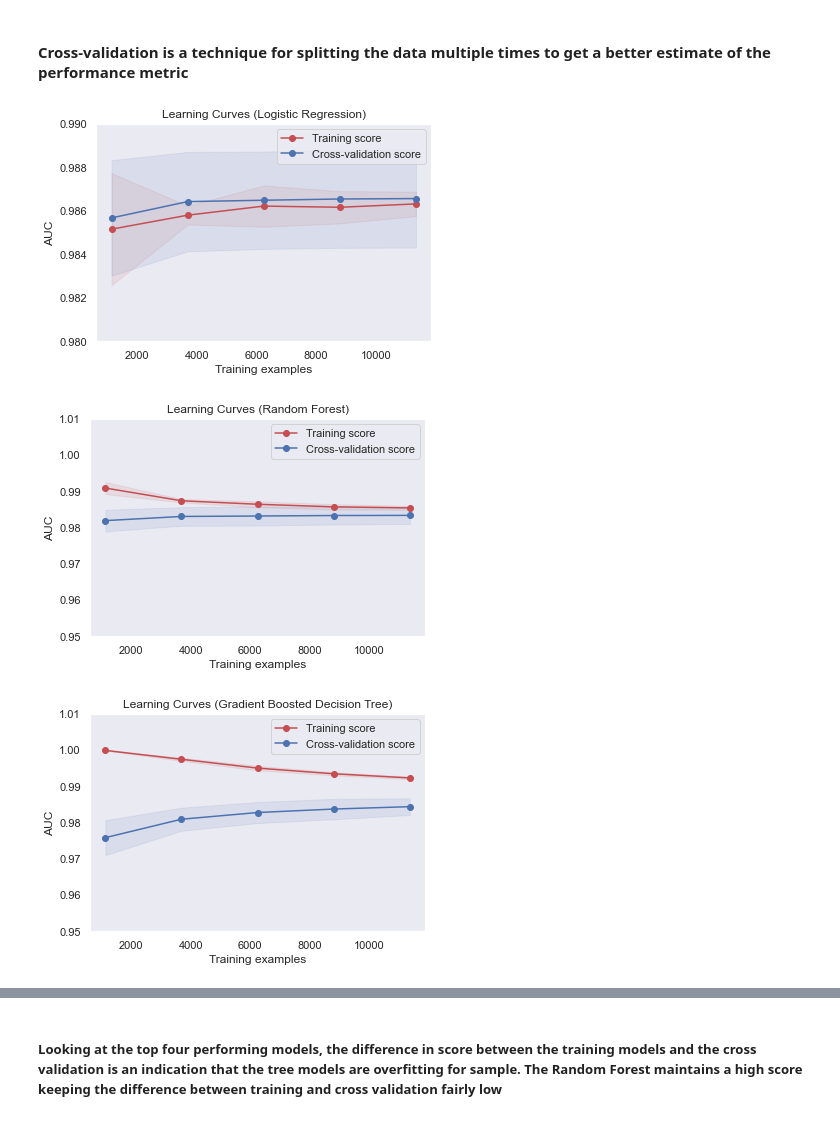
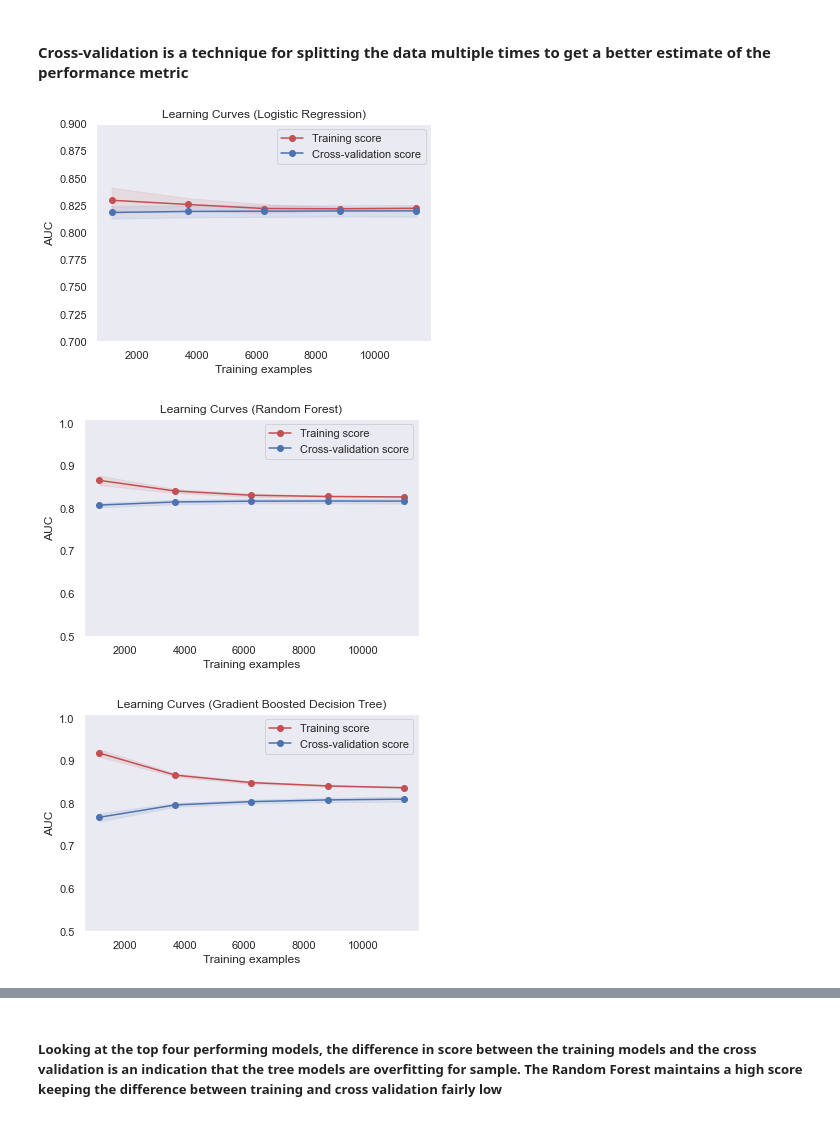
Before and after one commit to serge-ouedraogo/Converting-Users-to-Customers, a Jupyter notebook: Conversion_Rate.ipynb, the cells around one changed output, grey strips where cells are left out. Drawn from its saved outputs; the diff is of its cells as text; code cells hidden in the pictures.

```diff
--- a/Conversion_Rate.ipynb
+++ b/Conversion_Rate.ipynb
@@ -233,7 +233,6 @@ sns.pairplot(df_data.loc[:, :], palette=pal, hue="converted")
 # %%
 col2use=['age',
  'new_user',
- 'total_pages_visited',
  'country_China',
  'country_Germany',
  'country_UK',
@@ -713,33 +711,33 @@ title = "Learning Curves (Logistic Regression)"
 # score curves, each time with 20% data randomly selected as a validation set.
 cv = ShuffleSplit(n_splits=5, test_size=0.2, random_state=42)
 estimator = LogisticRegression(random_state = 42)
-plot_learning_curve(estimator, title, X_train_tf, y_train, ylim=(0.98, 0.99), cv=cv, n_jobs=4)
+plot_learning_curve(estimator, title, X_train_tf, y_train, ylim=(0.7, 0.9), cv=cv, n_jobs=4)
 
 plt.show()
 # %% [output]
-[figure, old version]
+[figure, new version]
 # %%
 title = "Learning Curves (Random Forest)"
 # Cross validation with 5 iterations to get smoother mean test and train
 # score curves, each time with 20% data randomly selected as a validation set.
 cv = ShuffleSplit(n_splits=5, test_size=0.2, random_state=42)
 estimator = RandomForestClassifier(max_depth = 6, random_state = 42)
-plot_learning_curve(estimator, title, X_train_tf, y_train, ylim=(0.95, 1.01), cv=cv, n_jobs=4)
+plot_learning_curve(estimator, title, X_train_tf, y_train, ylim=(0.5, 1.01), cv=cv, n_jobs=4)
 
 plt.show()
 # %% [output]
-[figure, old version]
+[figure, new version]
 # %%
 title = "Learning Curves (Gradient Boosted Decision Tree)"
 # Cross validation with 5 iterations to get smoother mean test and train
 # score curves, each time with 20% data randomly selected as a validation set.
 cv = ShuffleSplit(n_splits=5, test_size=0.2, random_state=42)
 estimator = GradientBoostingClassifier(max_depth = 6, random_state = 42)
-plot_learning_curve(estimator, title, X_train_tf, y_train, ylim=(0.95, 1.01), cv=cv, n_jobs=4)
+plot_learning_curve(estimator, title, X_train_tf, y_train, ylim=(0.5, 1.01), cv=cv, n_jobs=4)
 
 plt.show()
 # %% [output]
-[figure, old version]
+[figure, new version]
 # %%
 title = "Learning Curves (Decision Tree)"
 # Cross validation with 5 iterations to get smoother mean test and train
```
Also changed, not shown: parts of 30 cells of this notebook.
